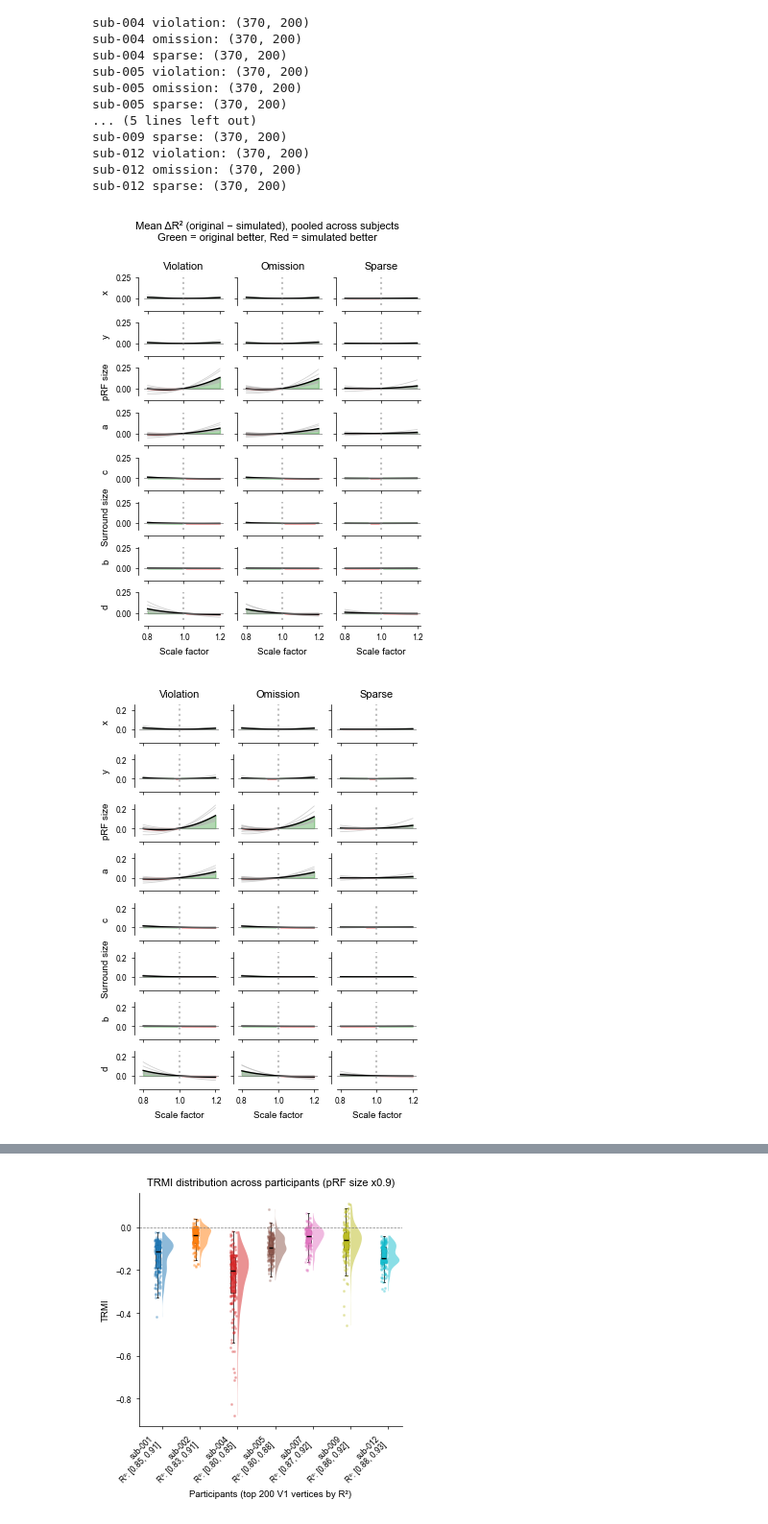
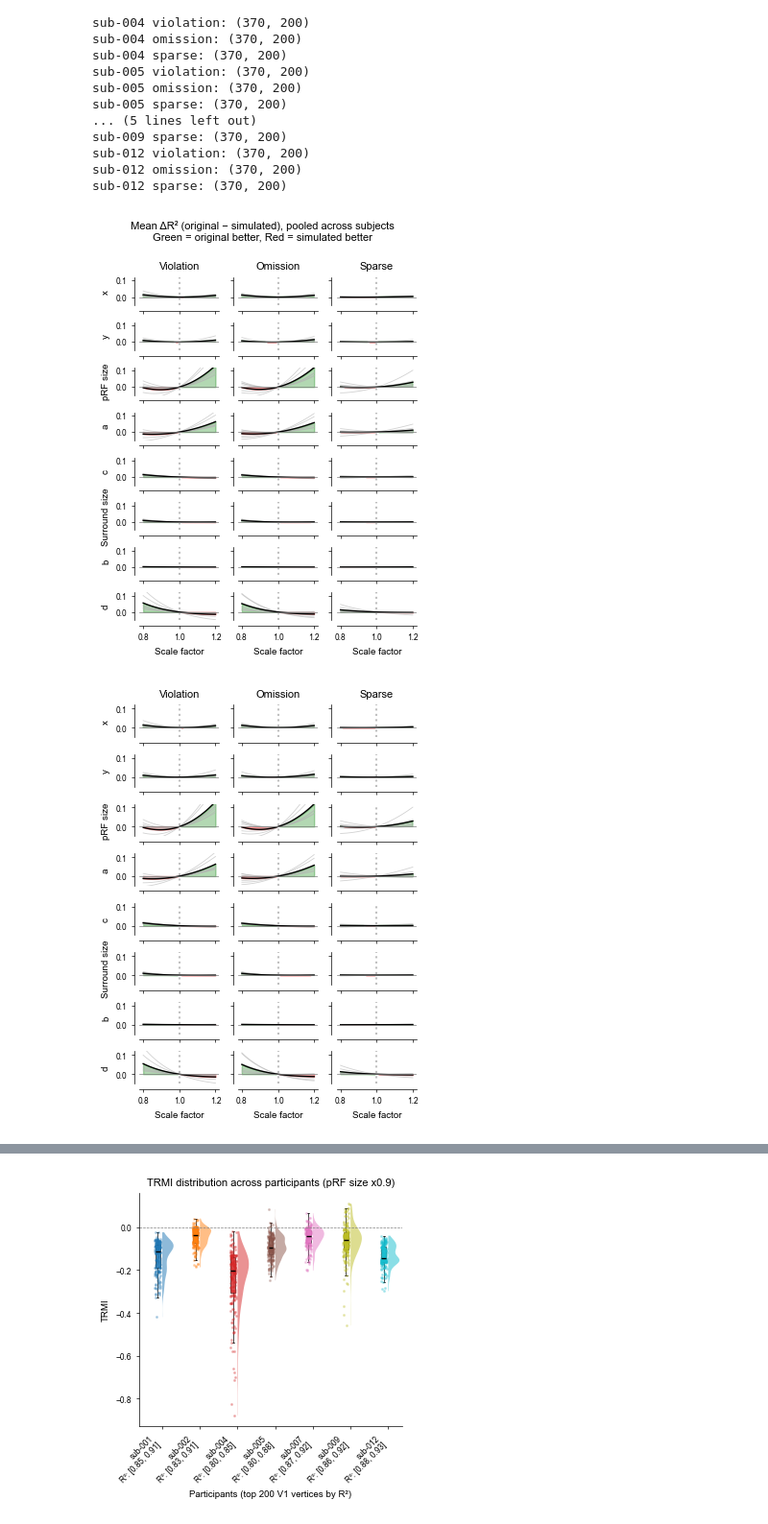
Before and after one commit to c14h19no2/pRF_expect_pub, a Jupyter notebook: pRF_expect_analysis/prf_expect/analysis/out-of-sample/viz_grid_simulation_rsq.ipynb, the cells around one changed output, grey strips where cells are left out. Shown at 96% size. Saved outputs shown, nothing was run; the diff lists cells and outputs as text; code cells hidden in the pictures.

Commit message:
change ylim

```diff
--- a/pRF_expect_analysis/prf_expect/analysis/out-of-sample/viz_grid_simulation_rsq.ipynb
+++ b/pRF_expect_analysis/prf_expect/analysis/out-of-sample/viz_grid_simulation_rsq.ipynb
@@ -168,34 +168,36 @@ for col, cond in enumerate(conditions):
         for subj_mean in subj_means:
             ax1.plot(non_baseline, subj_mean, "-", color="0.7", lw=0.6, alpha=0.6)
 
         delta_all = np.concatenate(delta_rsqs, axis=1)
         mean_delta = np.mean(delta_all, axis=1)
 
         ax1.plot(non_baseline, mean_delta, "-", color="k", lw=1)
         ax1.fill_between(non_baseline, 0, mean_delta,
                     where=mean_delta > 0, color="green", alpha=0.3)
         ax1.fill_between(non_baseline, 0, mean_delta,
                     where=mean_delta < 0, color="red", alpha=0.3)
         ax1.axhline(0, color="gray", ls="-", lw=0.5)
         ax1.axvline(1.0, color="gray", ls=":", alpha=0.5)
 
+        ax1.set_ylim(-0.05, 0.12)
+
         if row == 0:
             ax1.set_title(cond_title_map.get(cond, str.capitalize(cond)), fontsize=8)
         if col == 0:
             ax1.set_ylabel(param_label_map.get(param_name, param_name))
         if row == n_params - 1:
             ax1.set_xlabel("Scale factor")
 
 fig1.suptitle("Mean ΔR² (original − simulated), pooled across subjects\n"
             "Green = original better, Red = simulated better",
             fontsize=8)
 fig1.tight_layout()
 sns.despine(offset=4)
 
 plt.show()
 fig1.savefig(figure_result_dir / f"group_analysis-pRF_space-fsaverage_desc-prf_viz_grid_simulation_deltarsq.png", dpi=600, bbox_inches='tight')
 # %% [output]
-[figure, old version]
+[figure, new version]
 # %%
 # a formal figure in the paper
 from scipy.stats import wilcoxon
@@ -274,6 +276,8 @@ for col, cond in enumerate(conditions):
         ax1.axhline(0, color="gray", ls="-", lw=0.5)
         ax1.axvline(1.0, color="gray", ls=":", alpha=0.5)
 
+        ax1.set_ylim(-0.05, 0.12)
+
         if row == 0:
             ax1.set_title(cond_title_map.get(cond, str.capitalize(cond)), fontsize=8)
         if col == 0:
@@ -288,7 +292,7 @@ plt.show()
 fig1.savefig(figure_result_dir / f"group_analysis-pRF_space-fsaverage_desc-prf_viz_grid_simulation_deltarsq.pdf", dpi=600, bbox_inches='tight')
 fig1.savefig(figure_result_dir / f"group_analysis-pRF_space-fsaverage_desc-prf_viz_grid_simulation_deltarsq.png", dpi=600, bbox_inches='tight')
 # %% [output]
-[figure, old version]
+[figure, new version]
 # %%
 # Import the necessary packages
 import itertools
```
Also changed, not shown: parts of 3 cells of this notebook, 2 other files.
